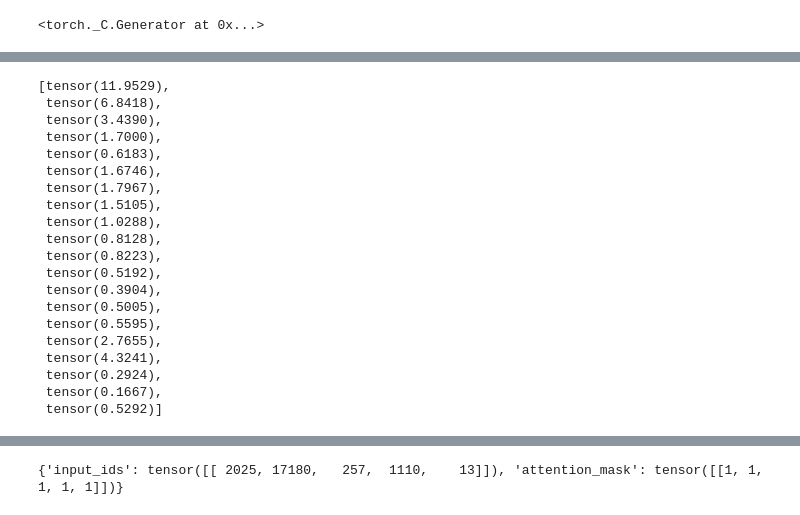
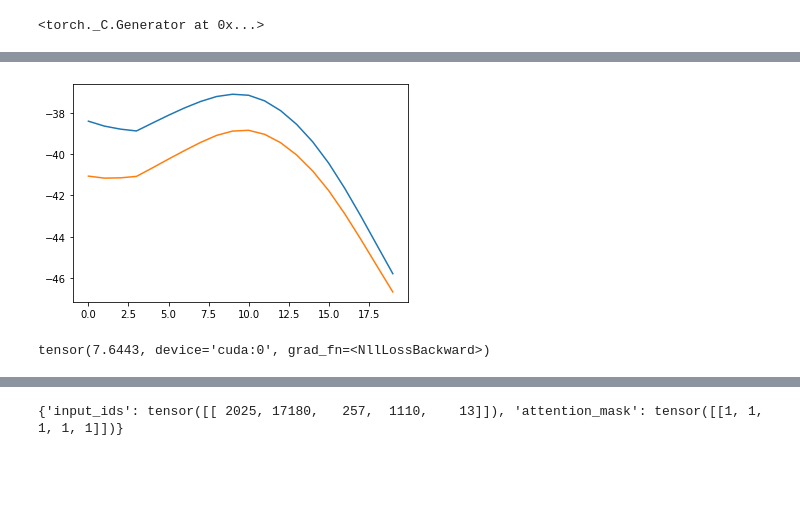
Before and after one commit to kanishkamisra/typicalityprobing, a Jupyter notebook: python/Adaptation as Priming.ipynb, the cells around one changed output, grey strips where cells are left out. Cells and saved outputs as stored; diff of their text form; code cells hidden in the pictures; blank space fills up the shorter version.

```diff
--- a/python/Adaptation as Priming.ipynb
+++ b/python/Adaptation as Priming.ipynb
@@ -87,23 +107,10 @@ tensor(4.7274, grad_fn=<NllLossBackward>)
-# %%
-test_losses
-# %% [output]
-[tensor(11.9529),
- tensor(6.8418),
- tensor(3.4390),
- tensor(1.7000),
- tensor(0.6183),
- tensor(1.6746),
- tensor(1.7967),
- tensor(1.5105),
- tensor(1.0288),
- tensor(0.8128),
- tensor(0.8223),
- tensor(0.5192),
- tensor(0.3904),
- tensor(0.5005),
- tensor(0.5595),
- tensor(2.7655),
- tensor(4.3241),
- tensor(0.2924),
- tensor(0.1667),
- tensor(0.5292)]
+# %%
+for p in [tscores, cscores]:
+    plt.plot(p)
+# %% [output]
+[figure, added]
+# %%
+model.eval()
+score(test_sentence)
+# %% [output]
+tensor(7.6443, device='cuda:0', grad_fn=<NllLossBackward>)
```
Also changed, not shown: parts of 15 cells of this notebook, 22 other files.
